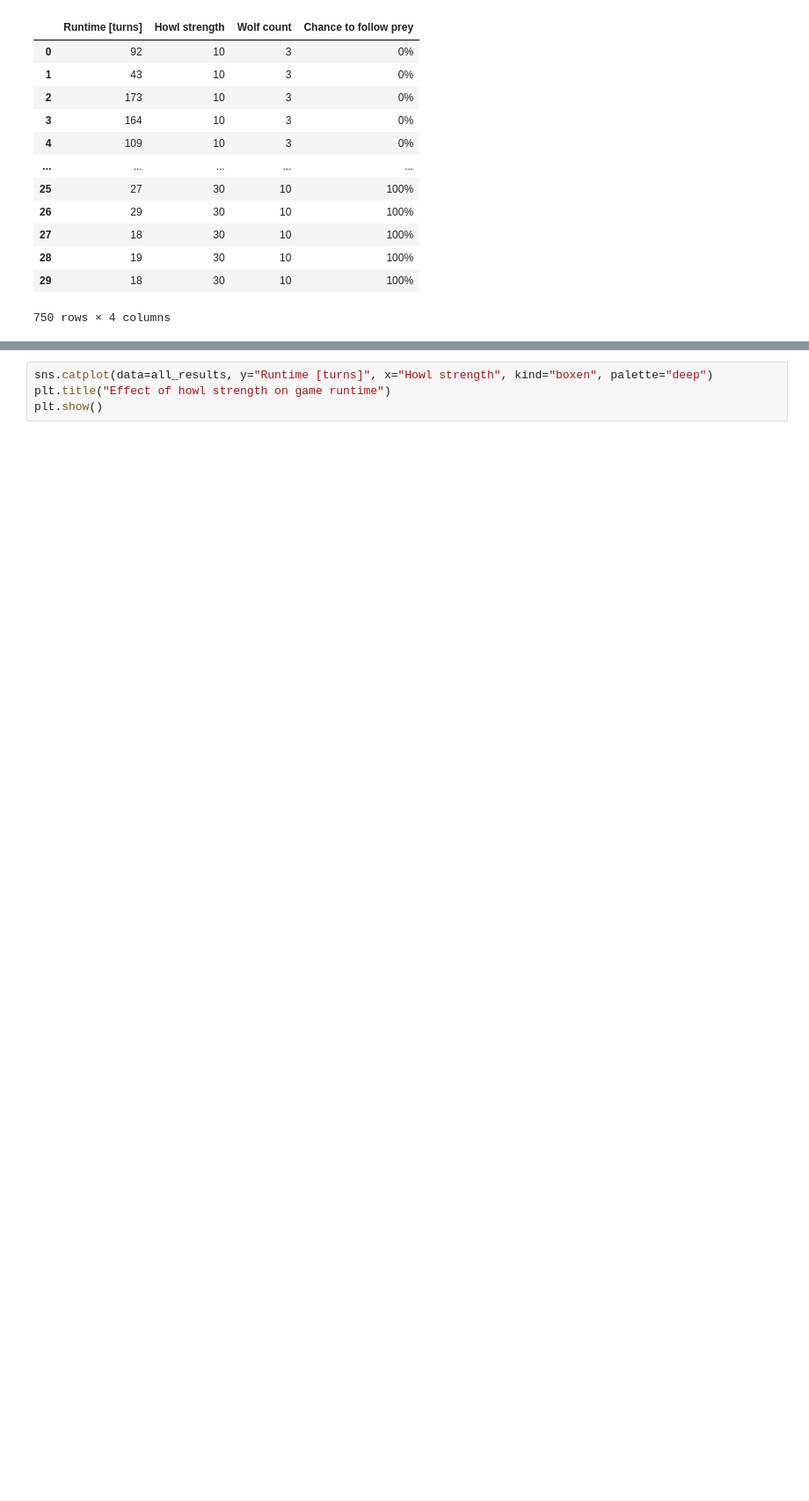
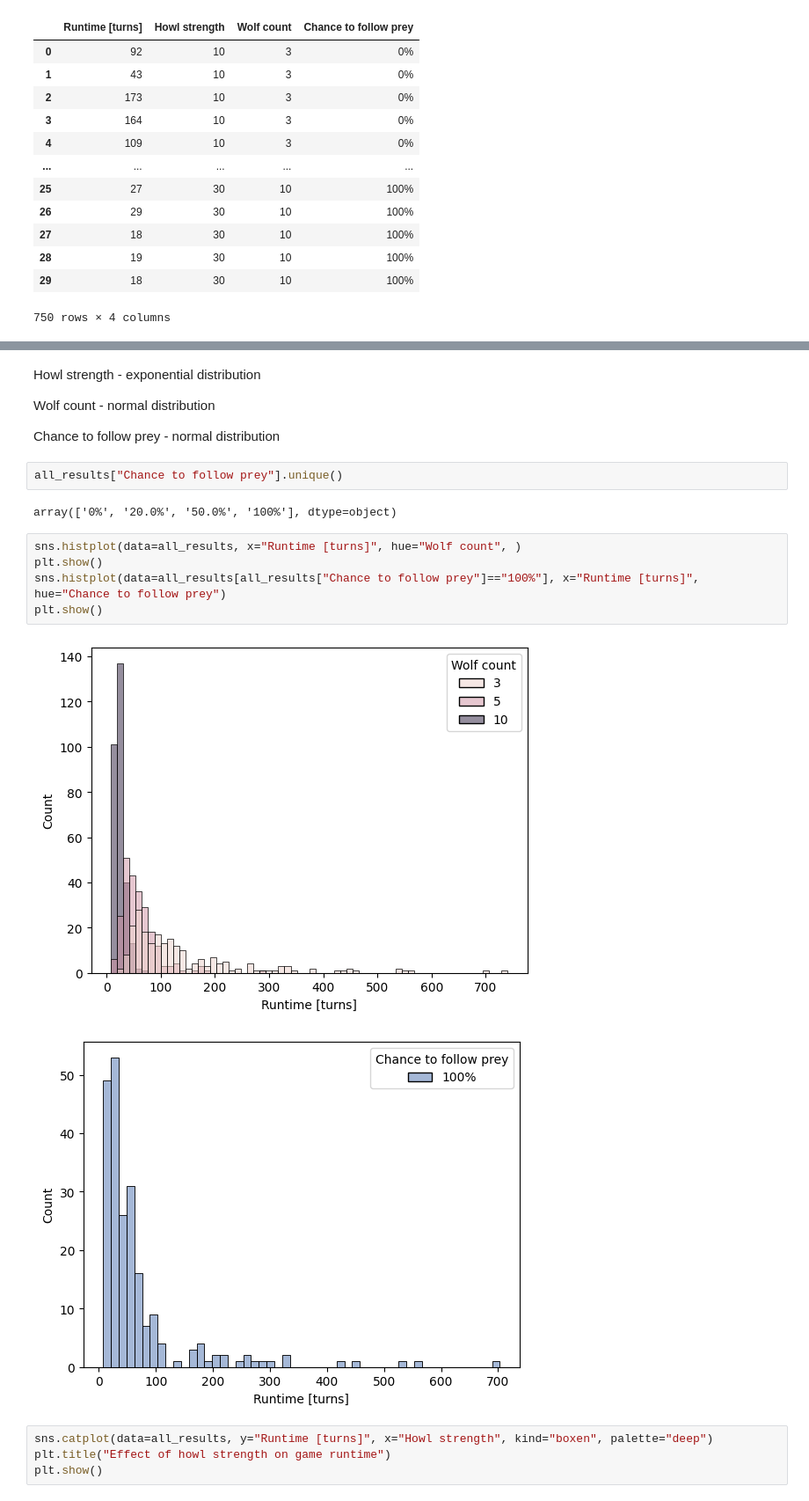
Before and after one commit to diamenciarz/Agent_Coordination, a Jupyter notebook: PlotResults.ipynb, the cells around one changed output, grey strips where cells are left out. Shown at 88% size. Cells and saved outputs as stored; diff of their text form; blank space fills up the shorter version.

```diff
--- a/PlotResults.ipynb
+++ b/PlotResults.ipynb
@@ -58,3 +62,21 @@ all_results
+# %% [markdown]
+Howl strength - exponential distribution
+
+Wolf count - normal distribution
+
+Chance to follow prey - normal distribution
+# %%
+all_results["Chance to follow prey"].unique()
+# %% [output]
+array(['0%', '20.0%', '50.0%', '100%'], dtype=object)
+# %%
+sns.histplot(data=all_results, x="Runtime [turns]", hue="Wolf count", )
+plt.show()
+sns.histplot(data=all_results[all_results["Chance to follow prey"]=="100%"], x="Runtime [turns]", hue="Chance to follow prey")
+plt.show()
+# %% [output]
+[figure, added]
+[figure, added]
 # %%
 sns.catplot(data=all_results, y="Runtime [turns]", x="Howl strength", kind="boxen", palette="deep")
 plt.title("Effect of howl strength on game runtime")
```
Also changed, not shown: parts of 9 cells of this notebook.
